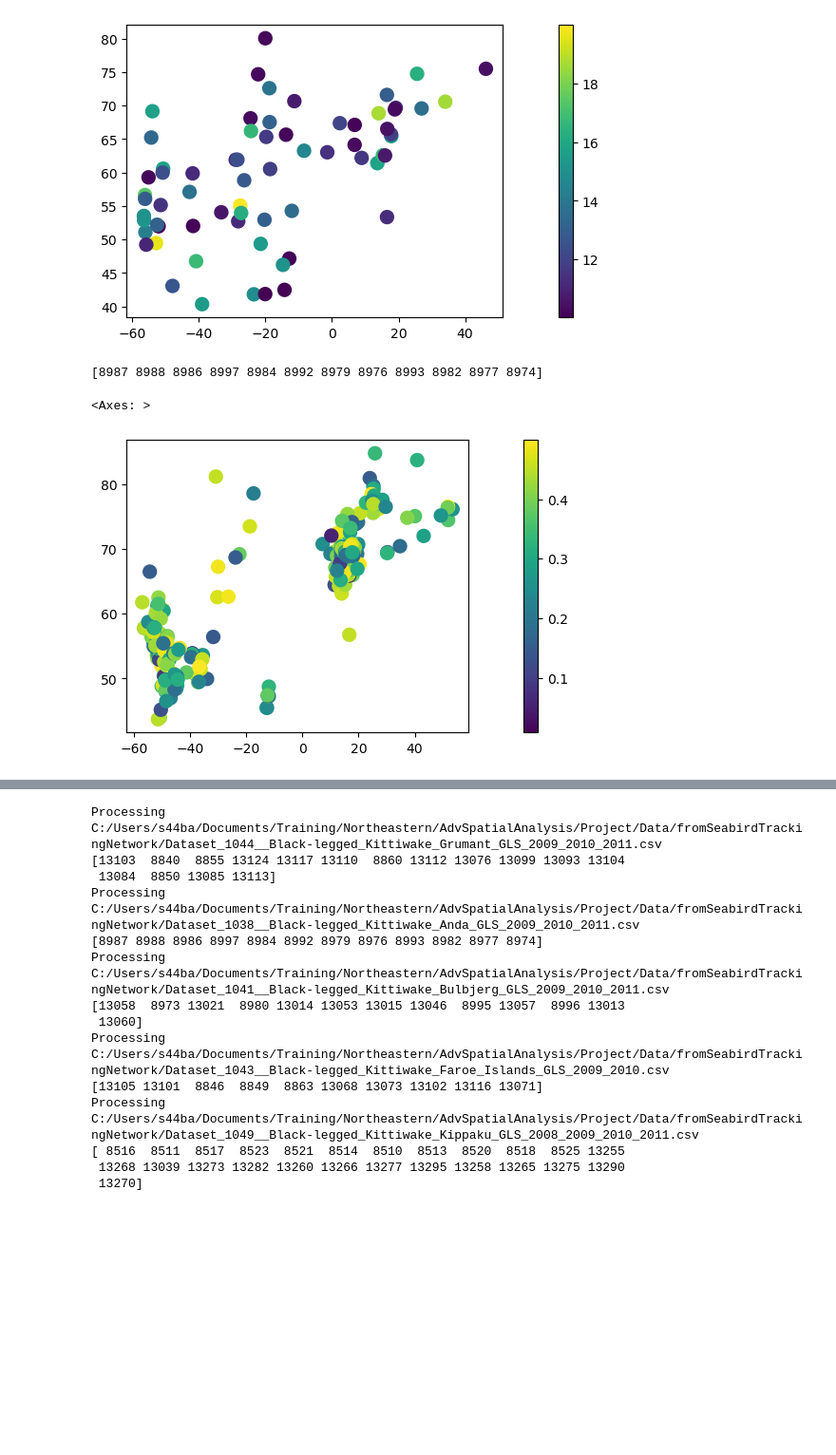
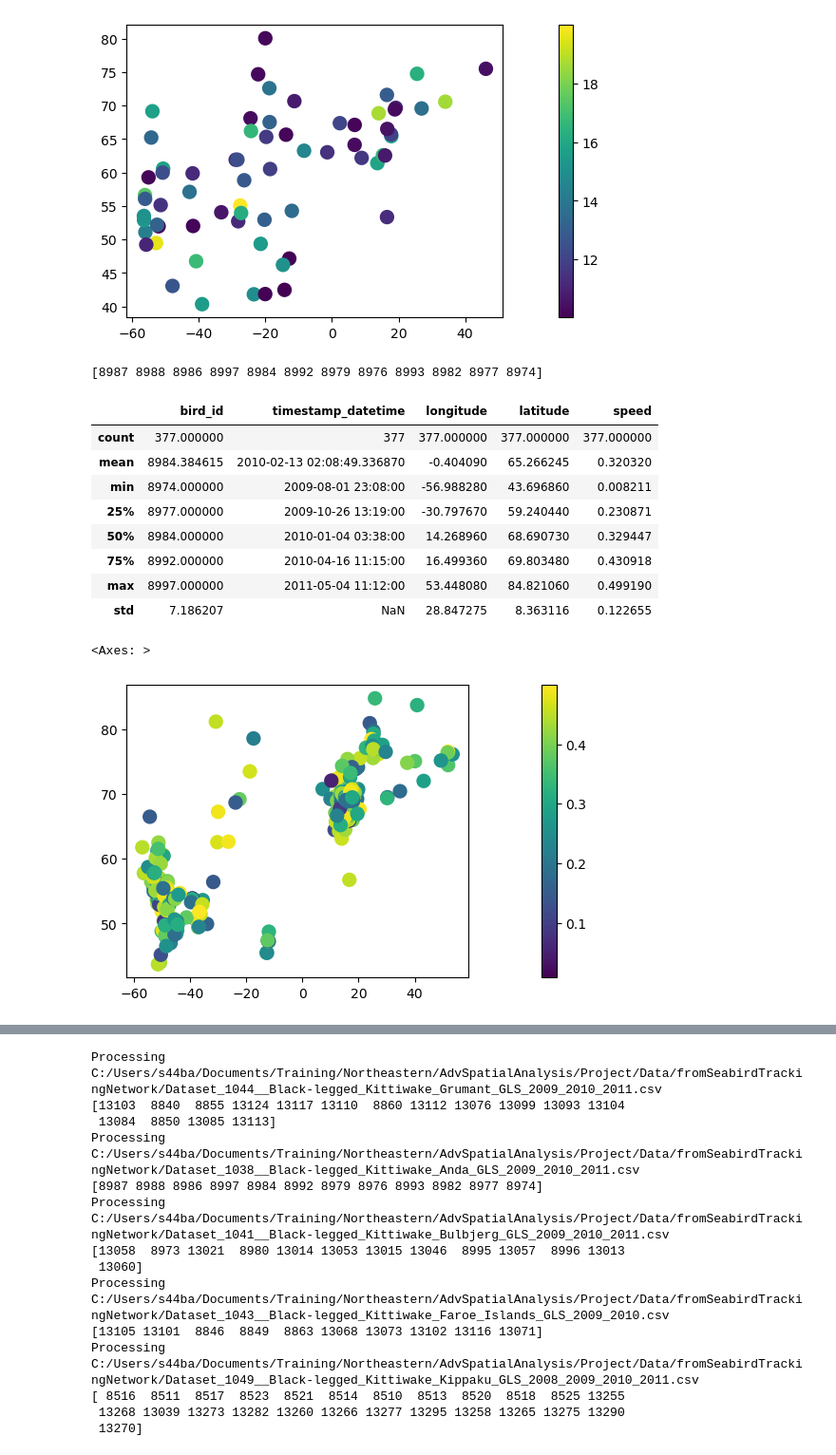
Before and after one commit to sblockhartzzero/GIS5201, a Jupyter notebook: project_code/gis5201_project_GEE_example3.ipynb, the cells around one changed output, grey strips where cells are left out. Shown at 95% size. Cells and saved outputs as stored; diff of their text form; code cells hidden in the pictures; blank space fills up the shorter version.

```diff
--- a/project_code/gis5201_project_GEE_example3.ipynb
+++ b/project_code/gis5201_project_GEE_example3.ipynb
@@ -242,11 +270,23 @@ gdf_transit.plot(column="speed", linewidth=5, capstyle="round", figsize=(15, 4),
 speed_min = 0.0
 speed_max = 0.5
 gdf_stops = project_functions.get_gdf_with_speed(input_csv_fullpath, speed_min, speed_max)
-gdf_stops.plot(column="speed", linewidth=5, capstyle="round", figsize=(15, 4), legend=True)
+gdf_stops.describe()
 # %% [output]
 [8987 8988 8986 8997 8984 8992 8979 8976 8993 8982 8977 8974]
-<Axes: >
-[figure, removed]
+|  | bird_id | timestamp_datetime | longitude | latitude | speed |
+| count | 377.000000 | 377 | 377.000000 | 377.000000 | 377.000000 |
+| mean | 8984.384615 | 2010-02-13 02:08:49.336870 | -0.404090 | 65.266245 | 0.320320 |
+| min | 8974.000000 | 2009-08-01 23:08:00 | -56.988280 | 43.696860 | 0.008211 |
+| 25% | 8977.000000 | 2009-10-26 13:19:00 | -30.797670 | 59.240440 | 0.230871 |
+| 50% | 8984.000000 | 2010-01-04 03:38:00 | 14.268960 | 68.690730 | 0.329447 |
+| 75% | 8992.000000 | 2010-04-16 11:15:00 | 16.499360 | 69.803480 | 0.430918 |
+| max | 8997.000000 | 2011-05-04 11:12:00 | 53.448080 | 84.821060 | 0.499190 |
+| std | 7.186207 | NaN | 28.847275 | 8.363116 | 0.122655 |
+# %%
+gdf_stops.plot(column="speed", linewidth=5, capstyle="round", figsize=(20, 4), legend=True)
+# %% [output]
+<Axes: >
+[figure, added]
 # %%
 # Similarly, use project_functions for gdf_transit
 speed_min = 10.0
```
Also changed, not shown: parts of 20 cells of this notebook, 1 other file.
